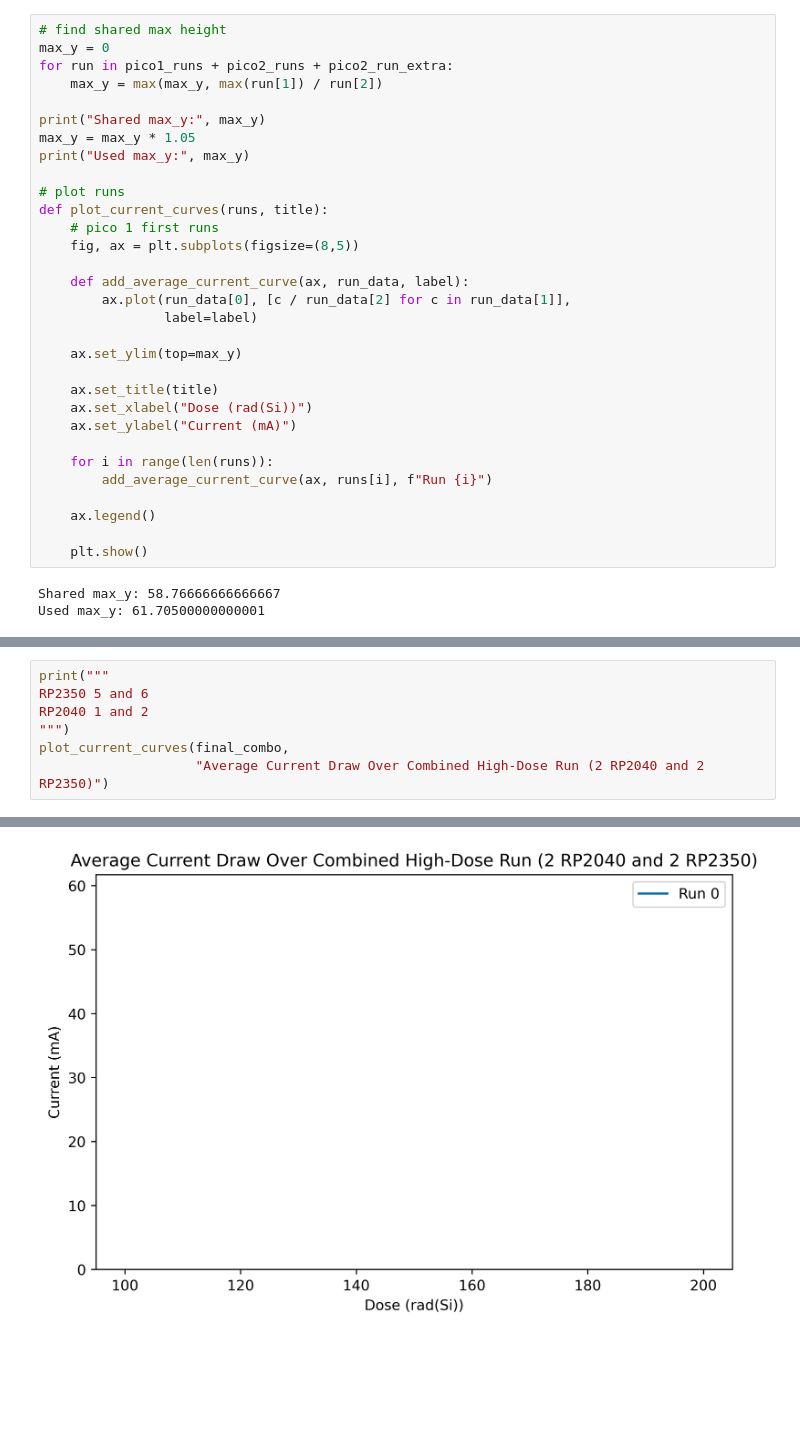
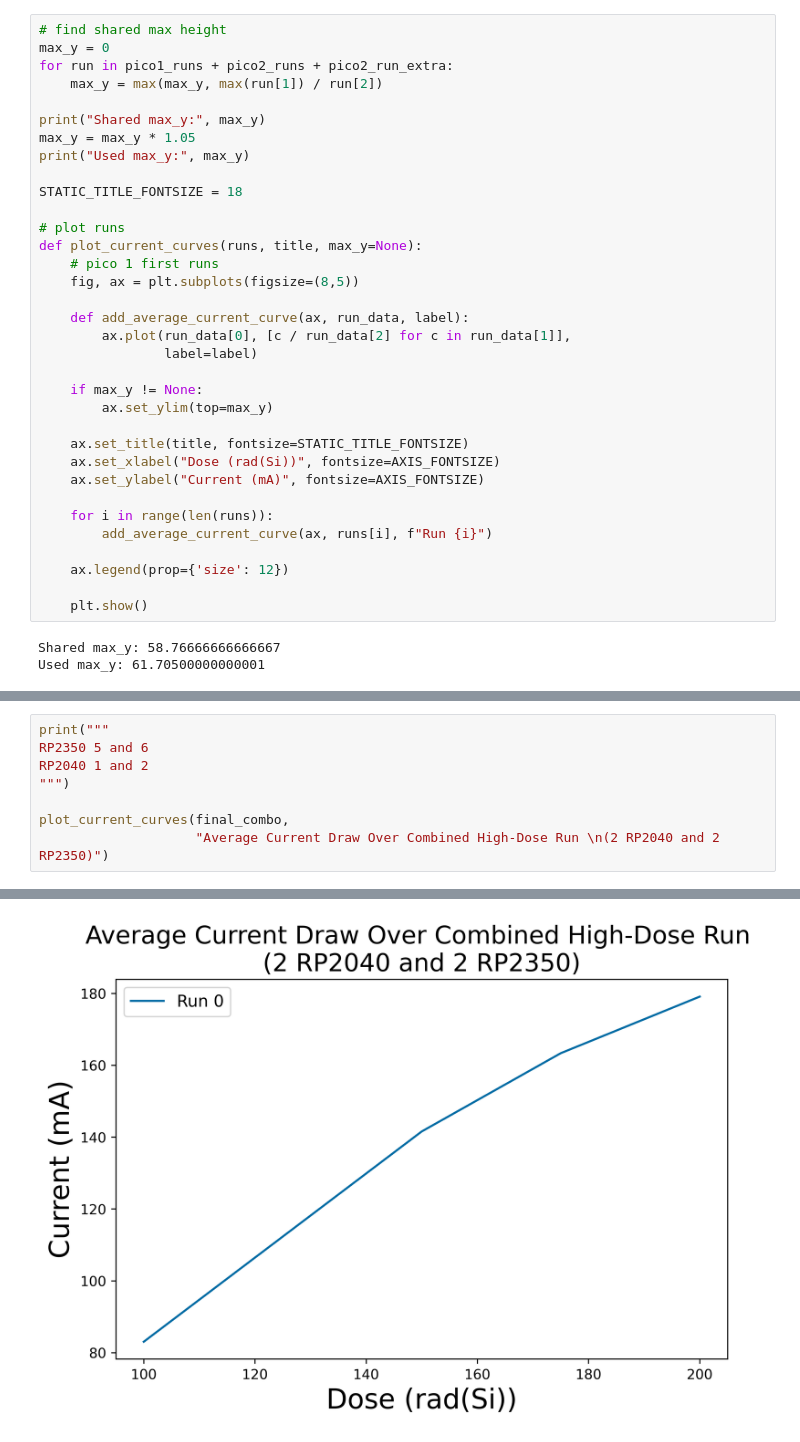
Before and after one commit to ASU-SDSL/Radiation-Testing-Benchmarks, a Jupyter notebook: DataProcessing/radiation_testing_results.ipynb, the cells around one changed output, grey strips where cells are left out. Cells and saved outputs as stored; diff of their text form; blank space fills up the shorter version.

Commit message:
better graphs for poster

```diff
--- a/DataProcessing/radiation_testing_results.ipynb
+++ b/DataProcessing/radiation_testing_results.ipynb
@@ -271,8 +286,10 @@ print("Shared max_y:", max_y)
 max_y = max_y * 1.05
 print("Used max_y:", max_y)
 
+STATIC_TITLE_FONTSIZE = 18
+
 # plot runs
-def plot_current_curves(runs, title):
+def plot_current_curves(runs, title, max_y=None):
     # pico 1 first runs
     fig, ax = plt.subplots(figsize=(8,5))
 
@@ -280,16 +297,17 @@ def plot_current_curves(runs, title):
         ax.plot(run_data[0], [c / run_data[2] for c in run_data[1]],
                 label=label)
 
-    ax.set_ylim(top=max_y)
+    if max_y != None:
+        ax.set_ylim(top=max_y)
 
-    ax.set_title(title)
-    ax.set_xlabel("Dose (rad(Si))")
-    ax.set_ylabel("Current (mA)")
+    ax.set_title(title, fontsize=STATIC_TITLE_FONTSIZE)
+    ax.set_xlabel("Dose (rad(Si))", fontsize=AXIS_FONTSIZE)
+    ax.set_ylabel("Current (mA)", fontsize=AXIS_FONTSIZE)
 
     for i in range(len(runs)):
         add_average_current_curve(ax, runs[i], f"Run {i}")
 
-    ax.legend()
+    ax.legend(prop={'size': 12})
 
     plt.show()
 # %% [output]
@@ -304,11 +322,12 @@ plot_current_curves(pico2_runs + pico2_run_extra, "Average Current Over Pico 2 R
 # %%
 print("""
 RP2350 5 and 6
 RP2040 1 and 2
 """)
+
 plot_current_curves(final_combo,
-                    "Average Current Draw Over Combined High-Dose Run (2 RP2040 and 2 RP2350)")
+                    "Average Current Draw Over Combined High-Dose Run \n(2 RP2040 and 2 RP2350)")
 # %% [output]
 RP2350 5 and 6
 RP2040 1 and 2
-[figure, old version]
+[figure, new version]
```
Also changed, not shown: parts of 5 cells of this notebook.
